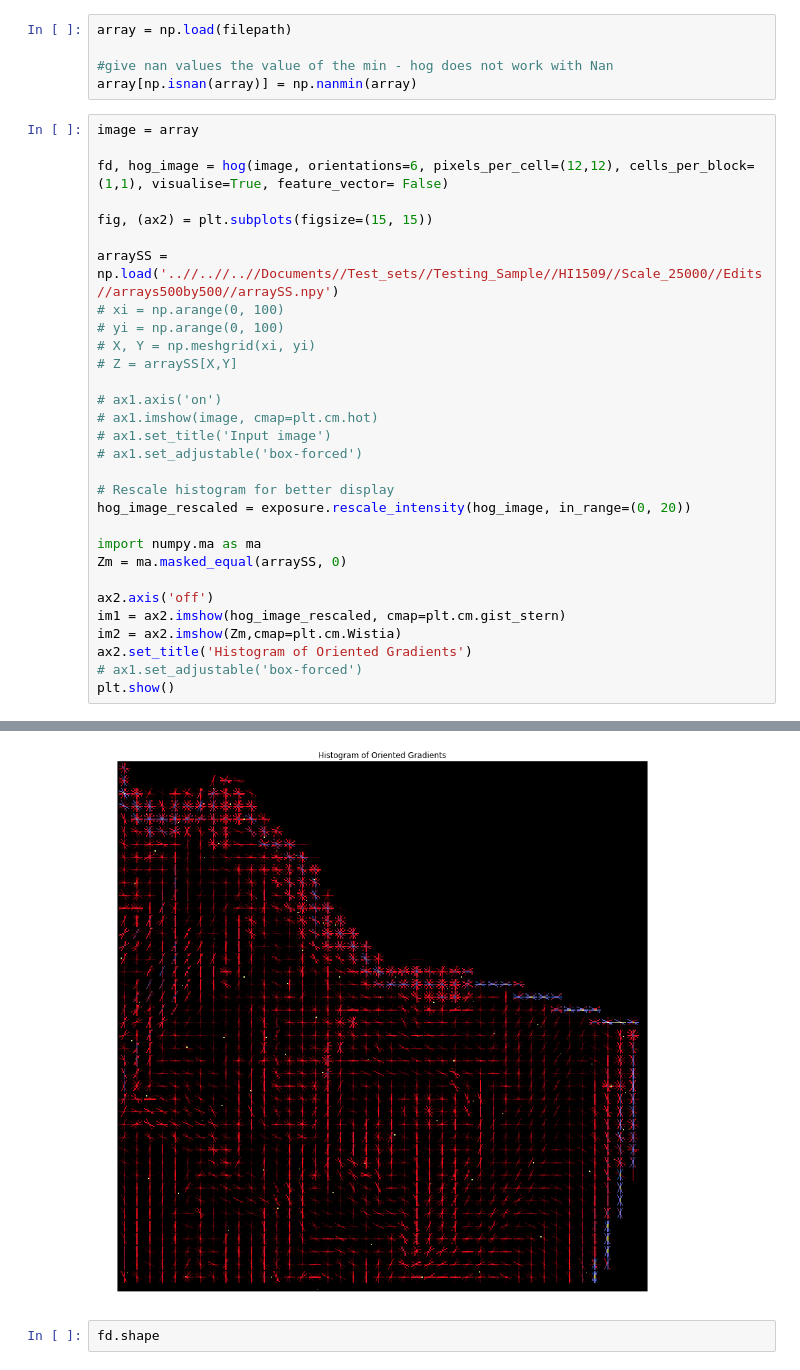
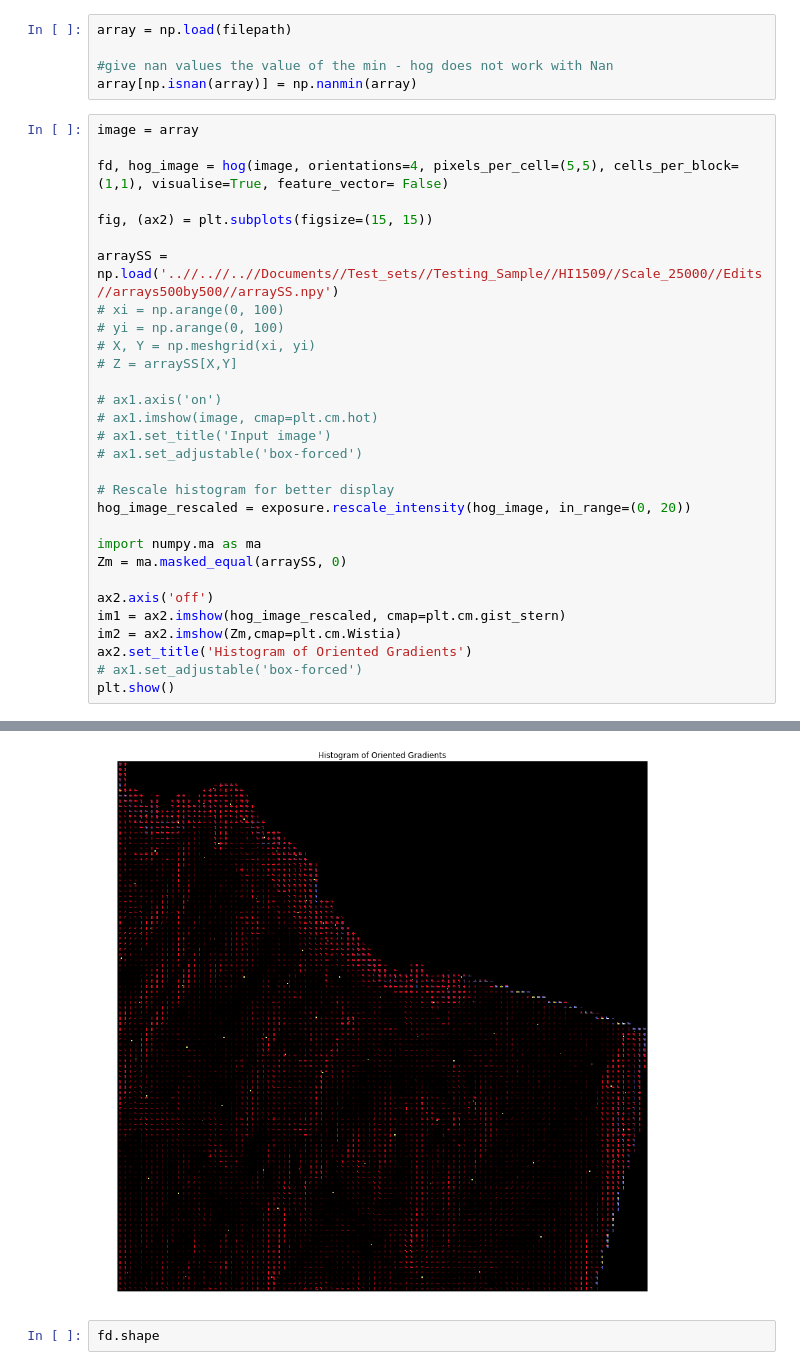
Before and after one commit to emmasulli/DataAccelerator, a Jupyter notebook: HOGprocess.ipynb, the cells around one changed output, grey strips where cells are left out. Cells and saved outputs as stored; diff of their text form.

```diff
--- a/HOGprocess.ipynb
+++ b/HOGprocess.ipynb
@@ -16,37 +16,37 @@ array[np.isnan(array)] = np.nanmin(array)
 # %%
 image = array
 
-fd, hog_image = hog(image, orientations=6, pixels_per_cell=(12,12), cells_per_block=(1,1), visualise=True, feature_vector= False)
+fd, hog_image = hog(image, orientations=4, pixels_per_cell=(5,5), cells_per_block=(1,1), visualise=True, feature_vector= False)
 
 fig, (ax2) = plt.subplots(figsize=(15, 15))
 
 arraySS = np.load('..//..//..//Documents//Test_sets//Testing_Sample//HI1509//Scale_25000//Edits//arrays500by500//arraySS.npy')
 # xi = np.arange(0, 100)
 # yi = np.arange(0, 100)
 # X, Y = np.meshgrid(xi, yi)
 # Z = arraySS[X,Y]
 
 # ax1.axis('on')
 # ax1.imshow(image, cmap=plt.cm.hot)
 # ax1.set_title('Input image')
 # ax1.set_adjustable('box-forced')
 
 # Rescale histogram for better display
 hog_image_rescaled = exposure.rescale_intensity(hog_image, in_range=(0, 20))
 
 import numpy.ma as ma
 Zm = ma.masked_equal(arraySS, 0)
 
 ax2.axis('off')
 im1 = ax2.imshow(hog_image_rescaled, cmap=plt.cm.gist_stern)
 im2 = ax2.imshow(Zm,cmap=plt.cm.Wistia)
 ax2.set_title('Histogram of Oriented Gradients')
 # ax1.set_adjustable('box-forced')
 plt.show()
 # %% [output]
 /anaconda/lib/python3.6/site-packages/skimage/feature/_hog.py:119: skimage_deprecation: Default value of `block_norm`==`L1` is deprecated and will be changed to `L2-Hys` in v0.15
   'be changed to `L2-Hys` in v0.15', skimage_deprecation)
-[figure, old version]
+[figure, new version]
 # %%
 fd.shape
 # %% [output]
```
Also changed, not shown: parts of 24 cells of this notebook, 25 other files.
